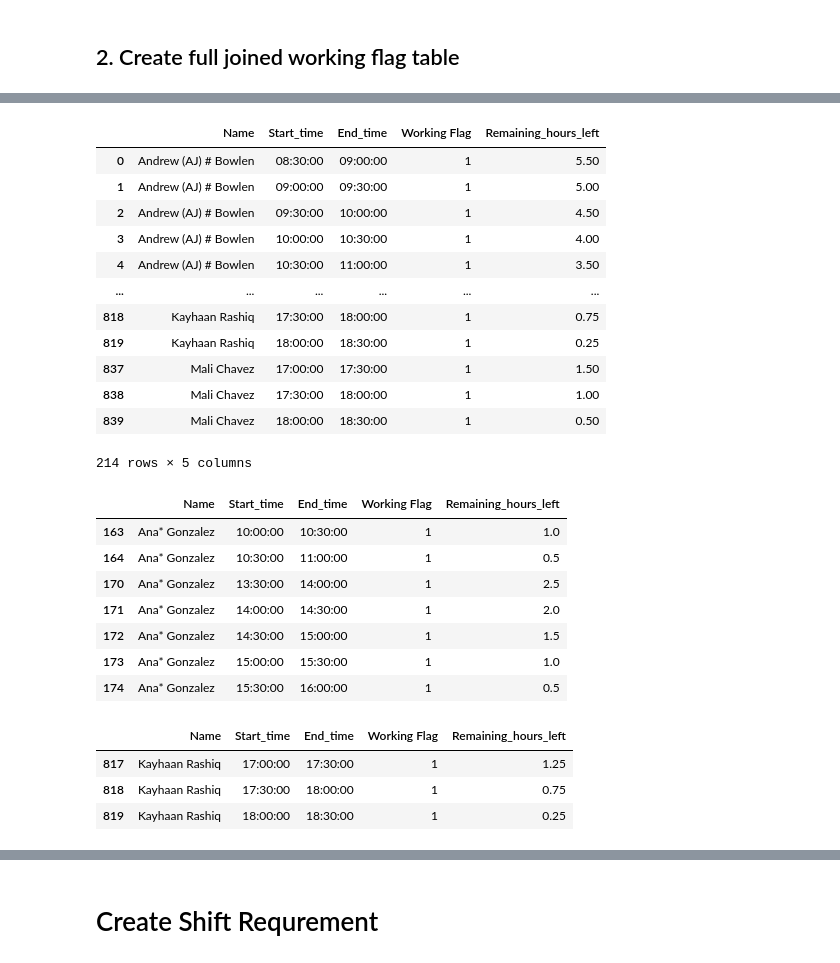
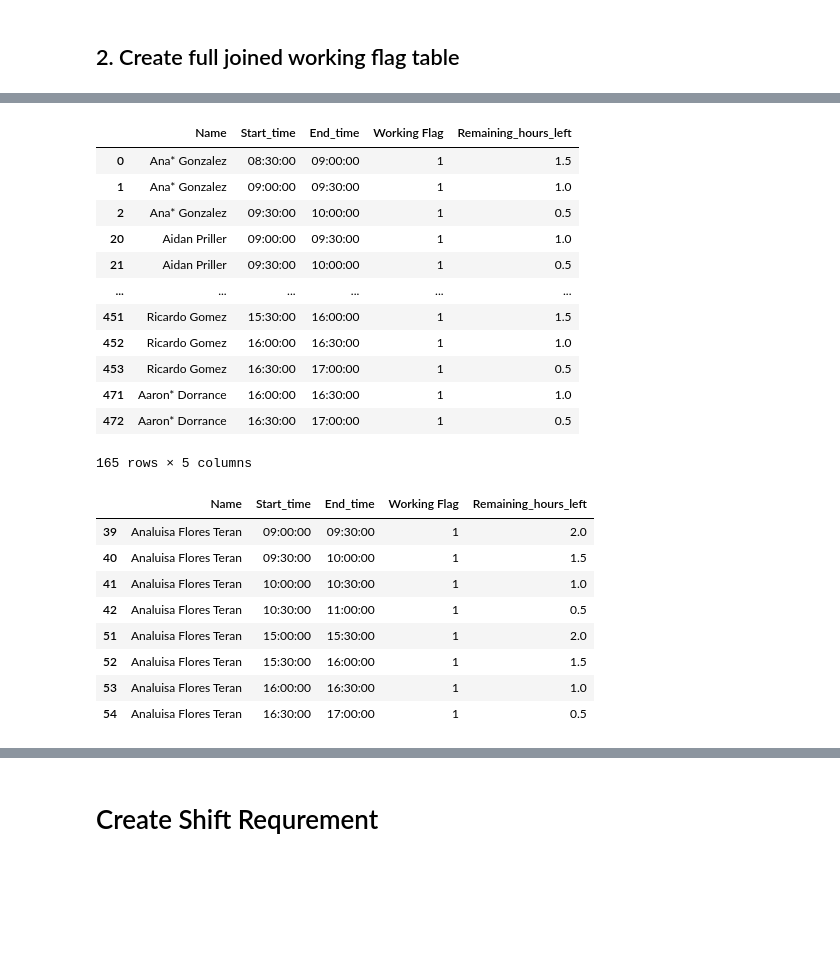
Before and after one commit to ABHIRAM1234/CU-BookStore-Work-Scheduling, a Jupyter notebook: 05_Combined_V1.ipynb, the cells around one changed output, grey strips where cells are left out. Saved outputs shown, nothing was run; the diff lists cells and outputs as text; code cells hidden in the pictures; blank space fills up the shorter version.

```diff
--- a/05_Combined_V1.ipynb
+++ b/05_Combined_V1.ipynb
@@ -5,3 +5,6 @@ import json
 # To ignore warnings
 import warnings
 warnings.filterwarnings("ignore")
+# %%
+today_date = datetime.today().date()
+today_date
@@ -125,4 +167,6 @@ work_status_df[work_status_df['Name']=='Ana* Gonzalez']
 # %%
+# Caluculate remaining hours left
+
 work_status_df= work_status_df[work_status_df['Working Flag']==1]
 greeter_priority_df= work_status_df.copy()
 work_status_copy_df= work_status_df.copy()
@@ -136,7 +180,7 @@ work_status_copy_df['End_time'] = work_status_copy_df['End_time'].astype(str)
 
 def calculate_remaining_hours(employee, current_time, work_status_df, filtered_df):
     # Convert current_time to datetime object
-    current_time = pd.to_datetime(current_time, format="%H:%M:%S")
+    current_time = pd.to_datetime(f"{today_date} {current_time}", format="%Y-%m-%d %H:%M:%S")
 
     # Initialize remaining time
     remaining_time = 0.0
@@ -145,20 +189,28 @@ def calculate_remaining_hours(employee, current_time, work_status_df, filtered_d
     employee_schedule = filtered_df[filtered_df['Name'] == employee]
     working_shifts = work_status_df[(work_status_df['Name'] == employee) & (work_status_df['Working Flag'] == 1)]
 
+    #print("employee_schedule\n", employee_schedule)
+
     # Identify the active shift
     for _, shift in employee_schedule.iterrows():
         shift_start = pd.to_datetime(shift['Time in'])
         shift_end = pd.to_datetime(shift['Time out'])
 
+        #print("\ncurrent_time", current_time)
+        #print("shift_end", shift_end, '\n')
+
         # Skip if the shift has ended
         if current_time >= shift_end:
+            #print("current_time >= shift_end")
             continue
 
         # If within this shift, calculate remaining hours
         if shift_start <= current_time < shift_end:
+            #print("shift_start <= current_time < shift_end")
             remaining_time = (shift_end - current_time).total_seconds() / 3600  # Hours
             break
         elif current_time < shift_start:
+            #print("current_time < shift_start")
             # If the current time is before the shift, skip to the next one
             continue
 
@@ -174,35 +226,31 @@ greeter_priority_df['Remaining_hours_left'] = greeter_priority_df.apply(
 greeter_priority_df
 # %% [output]
 |  | Name | Start_time | End_time | Working Flag | Remaining_hours_left |
-| 0 | Andrew (AJ) # Bowlen | 08:30:00 | 09:00:00 | 1 | 5.50 |
-| 1 | Andrew (AJ) # Bowlen | 09:00:00 | 09:30:00 | 1 | 5.00 |
-| 2 | Andrew (AJ) # Bowlen | 09:30:00 | 10:00:00 | 1 | 4.50 |
-| 3 | Andrew (AJ) # Bowlen | 10:00:00 | 10:30:00 | 1 | 4.00 |
-| 4 | Andrew (AJ) # Bowlen | 10:30:00 | 11:00:00 | 1 | 3.50 |
+| 0 | Ana* Gonzalez | 08:30:00 | 09:00:00 | 1 | 1.5 |
+| 1 | Ana* Gonzalez | 09:00:00 | 09:30:00 | 1 | 1.0 |
+| 2 | Ana* Gonzalez | 09:30:00 | 10:00:00 | 1 | 0.5 |
+| 20 | Aidan Priller | 09:00:00 | 09:30:00 | 1 | 1.0 |
+| 21 | Aidan Priller | 09:30:00 | 10:00:00 | 1 | 0.5 |
 | ... | ... | ... | ... | ... | ... |
-| 818 | Kayhaan Rashiq | 17:30:00 | 18:00:00 | 1 | 0.75 |
-| 819 | Kayhaan Rashiq | 18:00:00 | 18:30:00 | 1 | 0.25 |
-| 837 | Mali Chavez | 17:00:00 | 17:30:00 | 1 | 1.50 |
-| 838 | Mali Chavez | 17:30:00 | 18:00:00 | 1 | 1.00 |
-| 839 | Mali Chavez | 18:00:00 | 18:30:00 | 1 | 0.50 |
+| 451 | Ricardo Gomez | 15:30:00 | 16:00:00 | 1 | 1.5 |
+| 452 | Ricardo Gomez | 16:00:00 | 16:30:00 | 1 | 1.0 |
+| 453 | Ricardo Gomez | 16:30:00 | 17:00:00 | 1 | 0.5 |
+| 471 | Aaron* Dorrance | 16:00:00 | 16:30:00 | 1 | 1.0 |
+| 472 | Aaron* Dorrance | 16:30:00 | 17:00:00 | 1 | 0.5 |
-214 rows × 5 columns
+165 rows × 5 columns
-# %%
-# Testing
-greeter_priority_df[greeter_priority_df['Name']=='Ana* Gonzalez']
-# %% [output]
-|  | Name | Start_time | End_time | Working Flag | Remaining_hours_left |
-| 163 | Ana* Gonzalez | 10:00:00 | 10:30:00 | 1 | 1.0 |
-| 164 | Ana* Gonzalez | 10:30:00 | 11:00:00 | 1 | 0.5 |
-| 170 | Ana* Gonzalez | 13:30:00 | 14:00:00 | 1 | 2.5 |
-| 171 | Ana* Gonzalez | 14:00:00 | 14:30:00 | 1 | 2.0 |
-| 172 | Ana* Gonzalez | 14:30:00 | 15:00:00 | 1 | 1.5 |
-| 173 | Ana* Gonzalez | 15:00:00 | 15:30:00 | 1 | 1.0 |
-| 174 | Ana* Gonzalez | 15:30:00 | 16:00:00 | 1 | 0.5 |
 # %%
 # Testing
-greeter_priority_df[greeter_priority_df['Name']=='Kayhaan Rashiq']
+greeter_priority_df[greeter_priority_df['Name']=='Analuisa Flores Teran']
+#greeter_priority_df[greeter_priority_df['Name']=='Kayhaan Rashiq']
+#greeter_priority_df[greeter_priority_df['Name']=='Mali Chavez']
+#greeter_priority_df[greeter_priority_df['Name']=='Andrew (AJ) # Bowlen']
 # %% [output]
 |  | Name | Start_time | End_time | Working Flag | Remaining_hours_left |
-| 817 | Kayhaan Rashiq | 17:00:00 | 17:30:00 | 1 | 1.25 |
-| 818 | Kayhaan Rashiq | 17:30:00 | 18:00:00 | 1 | 0.75 |
-| 819 | Kayhaan Rashiq | 18:00:00 | 18:30:00 | 1 | 0.25 |
+| 39 | Analuisa Flores Teran | 09:00:00 | 09:30:00 | 1 | 2.0 |
+| 40 | Analuisa Flores Teran | 09:30:00 | 10:00:00 | 1 | 1.5 |
+| 41 | Analuisa Flores Teran | 10:00:00 | 10:30:00 | 1 | 1.0 |
+| 42 | Analuisa Flores Teran | 10:30:00 | 11:00:00 | 1 | 0.5 |
+| 51 | Analuisa Flores Teran | 15:00:00 | 15:30:00 | 1 | 2.0 |
+| 52 | Analuisa Flores Teran | 15:30:00 | 16:00:00 | 1 | 1.5 |
+| 53 | Analuisa Flores Teran | 16:00:00 | 16:30:00 | 1 | 1.0 |
+| 54 | Analuisa Flores Teran | 16:30:00 | 17:00:00 | 1 | 0.5 |
```
Also changed, not shown: parts of 22 cells of this notebook, 6 other files.
